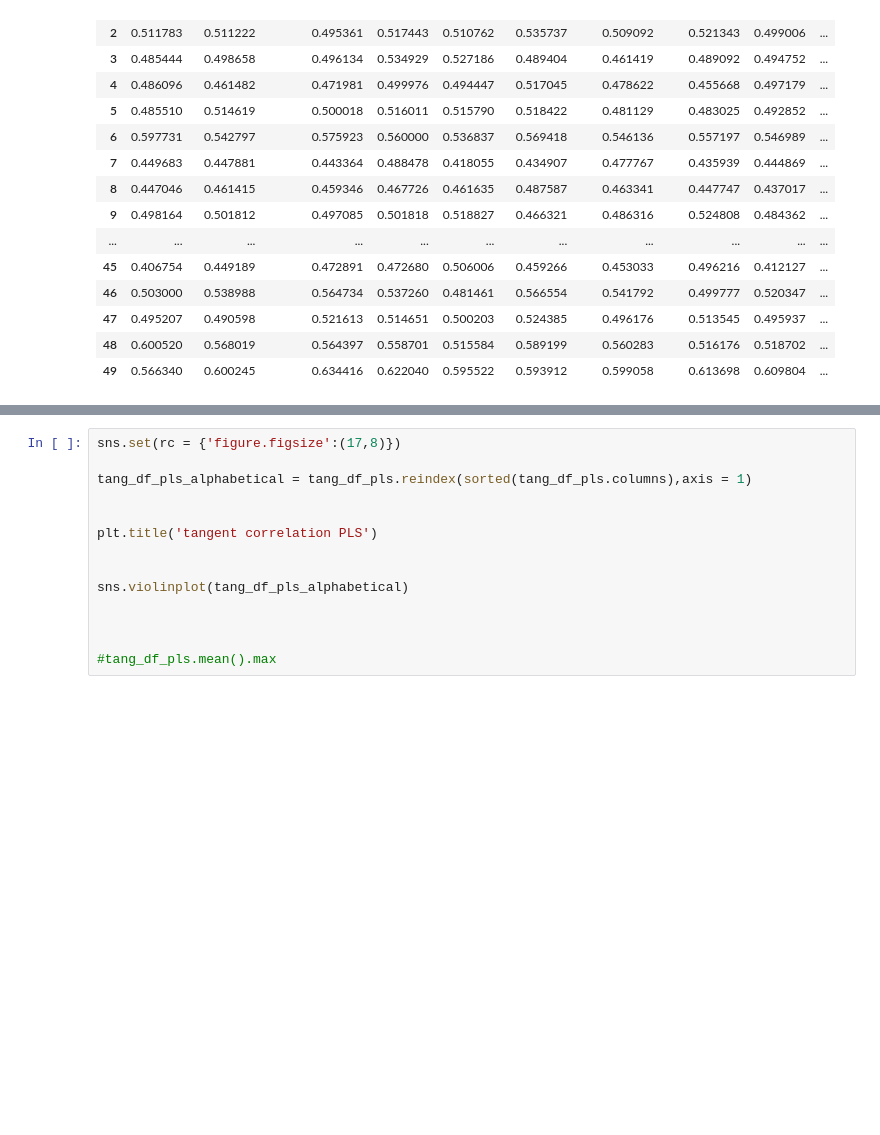
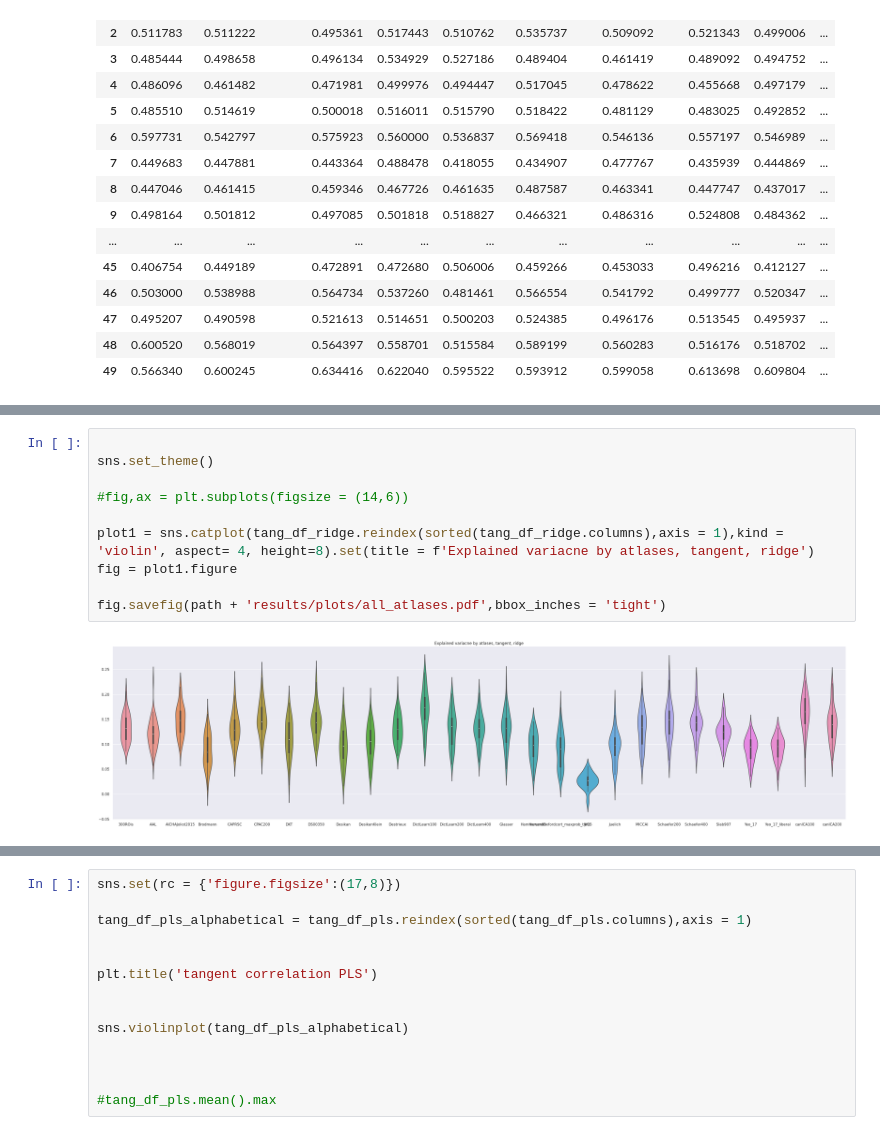
Before and after one commit to samuelheczko/Ridge-Regression-Predictions, a Jupyter notebook: analysis_notebook.ipynb, the cells around one changed output, grey strips where cells are left out. Cells and saved outputs as stored; diff of their text form; blank space fills up the shorter version.

```diff
--- a/analysis_notebook.ipynb
+++ b/analysis_notebook.ipynb
@@ -278,0 +285,12 @@ print(tang_df_ridge[tang_df_svm.columns].mean().mean( ))
+# %%
+
+sns.set_theme()
+
+#fig,ax = plt.subplots(figsize = (14,6))
+
+plot1 = sns.catplot(tang_df_ridge.reindex(sorted(tang_df_ridge.columns),axis = 1),kind = 'violin', aspect= 4, height=8).set(title = f'Explained variacne by atlases, tangent, ridge')
+fig = plot1.figure
+
+fig.savefig(path + 'results/plots/all_atlases.pdf',bbox_inches = 'tight')
+# %% [output]
+[figure, added]
```
Also changed, not shown: parts of 29 cells of this notebook, 2 other files.
